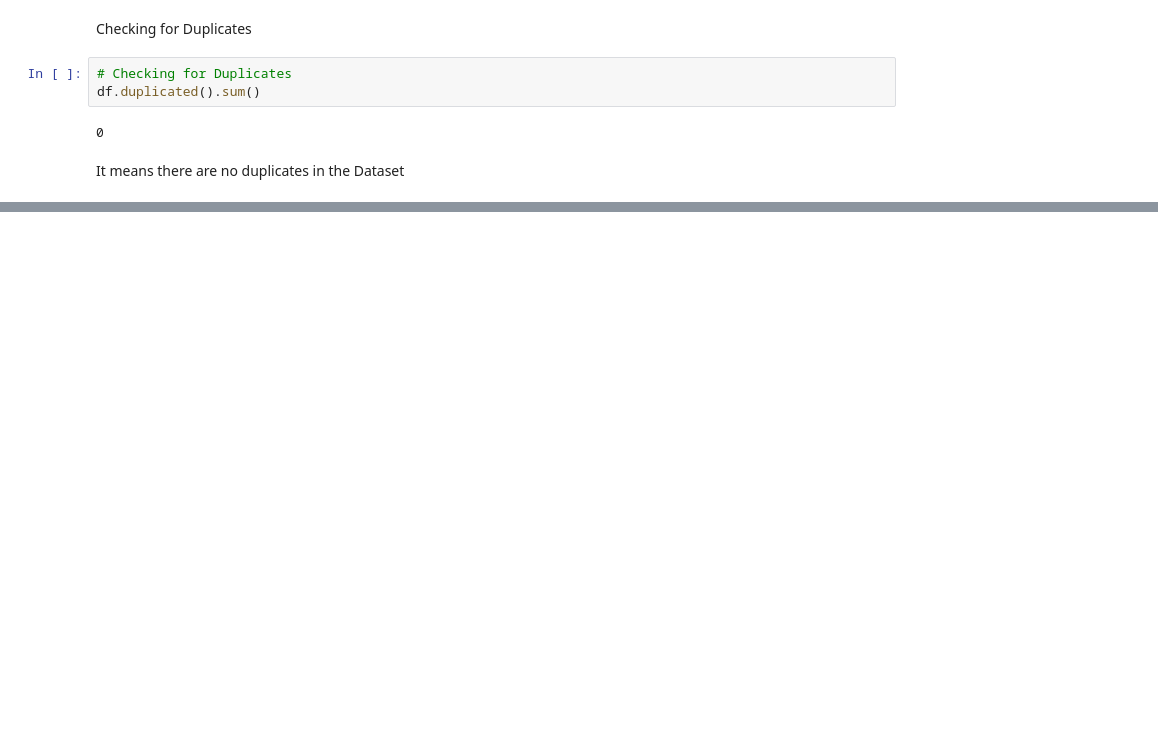
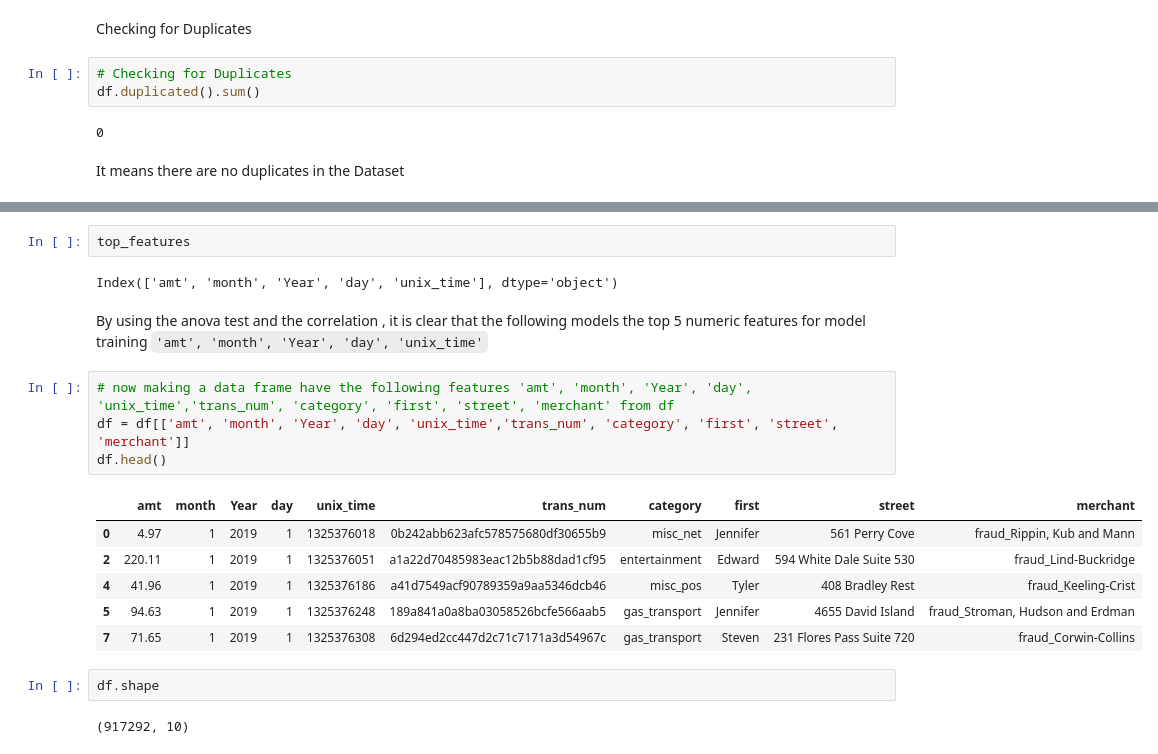
Before and after one commit to shaheeralics/Data-Science-Learning-With-Projects, a Jupyter notebook: Projects/ML - DL/P4 Credit Card Transactions Dataset.ipynb, the cells around one changed output, grey strips where cells are left out. Cells and saved outputs as stored; diff of their text form; blank space fills up the shorter version.

```diff
--- a/Projects/ML - DL/P4 Credit Card Transactions Dataset.ipynb
+++ b/Projects/ML - DL/P4 Credit Card Transactions Dataset.ipynb
@@ -212,0 +490,22 @@ It means there are no duplicates in the Dataset
+# %%
+top_features
+# %% [output]
+Index(['amt', 'month', 'Year', 'day', 'unix_time'], dtype='object')
+# %% [markdown]
+By using the anova test and the correlation , it is clear that the following models the top 5 numeric features for model training
+`'amt', 'month', 'Year', 'day', 'unix_time'`
+# %%
+# now making a data frame have the following features 'amt', 'month', 'Year', 'day', 'unix_time','trans_num', 'category', 'first', 'street', 'merchant' from df
+df = df[['amt', 'month', 'Year', 'day', 'unix_time','trans_num', 'category', 'first', 'street', 'merchant']]
+df.head()
+# %% [output]
+|  | amt | month | Year | day | unix_time | trans_num | category | first | street | merchant |
+| 0 | 4.97 | 1 | 2019 | 1 | 1325376018 | 0b242abb623afc578575680df30655b9 | misc_net | Jennifer | 561 Perry Cove | fraud_Rippin, Kub and Mann |
+| 2 | 220.11 | 1 | 2019 | 1 | 1325376051 | a1a22d70485983eac12b5b88dad1cf95 | entertainment | Edward | 594 White Dale Suite 530 | fraud_Lind-Buckridge |
+| 4 | 41.96 | 1 | 2019 | 1 | 1325376186 | a41d7549acf90789359a9aa5346dcb46 | misc_pos | Tyler | 408 Bradley Rest | fraud_Keeling-Crist |
+| 5 | 94.63 | 1 | 2019 | 1 | 1325376248 | 189a841a0a8ba03058526bcfe566aab5 | gas_transport | Jennifer | 4655 David Island | fraud_Stroman, Hudson and Erdman |
+| 7 | 71.65 | 1 | 2019 | 1 | 1325376308 | 6d294ed2cc447d2c71c7171a3d54967c | gas_transport | Steven | 231 Flores Pass Suite 720 | fraud_Corwin-Collins |
+# %%
+df.shape
+# %% [output]
+(917292, 10)
```
Also changed, not shown: parts of 45 cells of this notebook.
